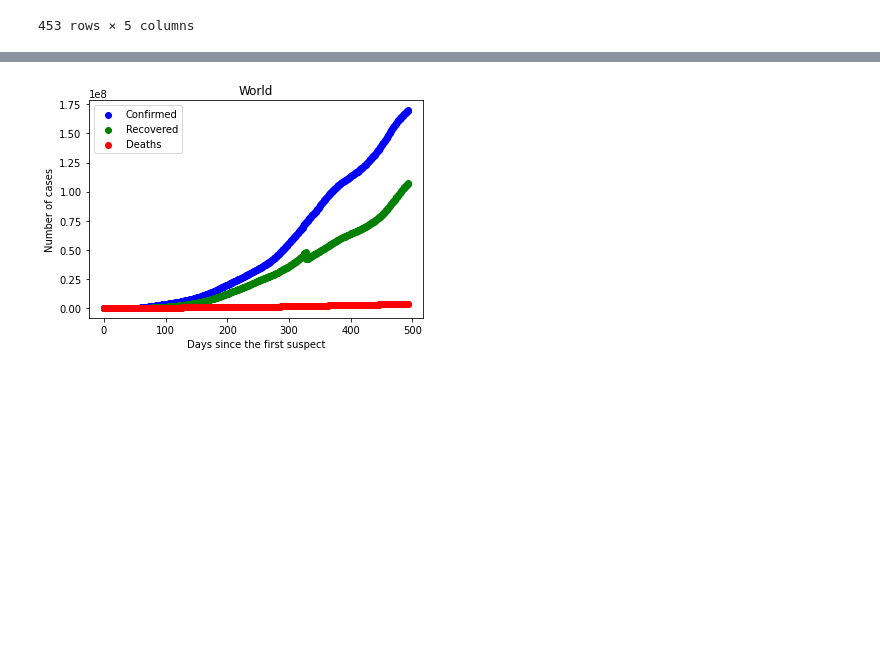
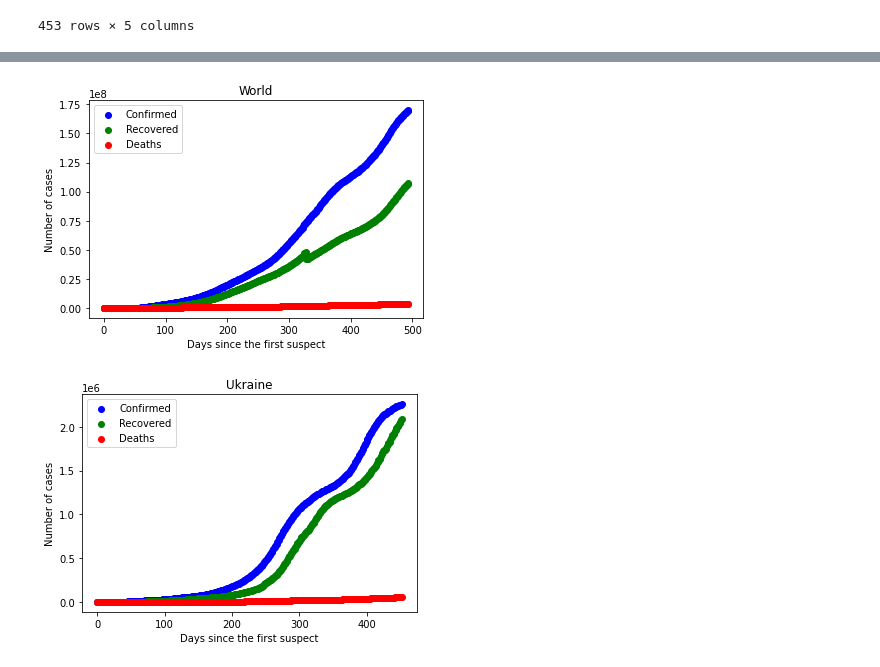
Before and after one commit to olgaklischuk/python-cource, a Jupyter notebook: freeCodeCamp_Python_for_Data_Science/covid-19_trendAnalysis_2.ipynb, the cells around one changed output, grey strips where cells are left out. Cells and saved outputs as stored; diff of their text form; code cells hidden in the pictures; blank space fills up the shorter version.

```diff
--- a/freeCodeCamp_Python_for_Data_Science/covid-19_trendAnalysis_2.ipynb
+++ b/freeCodeCamp_Python_for_Data_Science/covid-19_trendAnalysis_2.ipynb
@@ -166,3 +166,6 @@ C[['Country','Date','Confirmed','Recovered','Deaths']]
 453 rows × 5 columns
 # %%
 df4 = df3.groupby(['Date'])[['Date','Confirmed','Deaths','Recovered']].sum().reset_index()
+# %%
+df5 = df3.groupby(['Date','Country'])[['Date','Confirmed','Deaths','Recovered']].sum().reset_index()#[(df3['Country'] == 'Ukraine')]
+df5 = df5[(df5['Country'] == 'Ukraine')]
@@ -169,12 +188,26 @@ df4 = df3.groupby(['Date'])[['Date','Confirmed','Deaths','Recovered']].sum().res
 # %%
+#World in total
+
+#plt.subplots(nrows=1, ncols=2, sharex=False, sharey=False, squeeze=True, subplot_kw=None, gridspec_kw=None)
 C = df4
 plt.scatter(np.arange(0,len(C)),C['Confirmed'],color='blue',label='Confirmed')
 plt.scatter(np.arange(0,len(C)),C['Recovered'],color='green',label='Recovered')
 plt.scatter(np.arange(0,len(C)),C['Deaths'],color='red',label='Deaths')
 plt.title('World')
 plt.xlabel('Days since the first suspect')
 plt.ylabel('Number of cases')
 plt.legend()
 plt.show()
+
+#Ukraine
+plt.scatter(np.arange(0,len(df5)),df5['Confirmed'],color='blue',label='Confirmed')
+plt.scatter(np.arange(0,len(df5)),df5['Recovered'],color='green',label='Recovered')
+plt.scatter(np.arange(0,len(df5)),df5['Deaths'],color='red',label='Deaths')
+plt.title('Ukraine')
+plt.xlabel('Days since the first suspect')
+plt.ylabel('Number of cases')
+plt.legend()
+plt.show()
 # %% [output]
 [figure]
+[figure, added]
```
Also changed, not shown: parts of 2 cells of this notebook.
